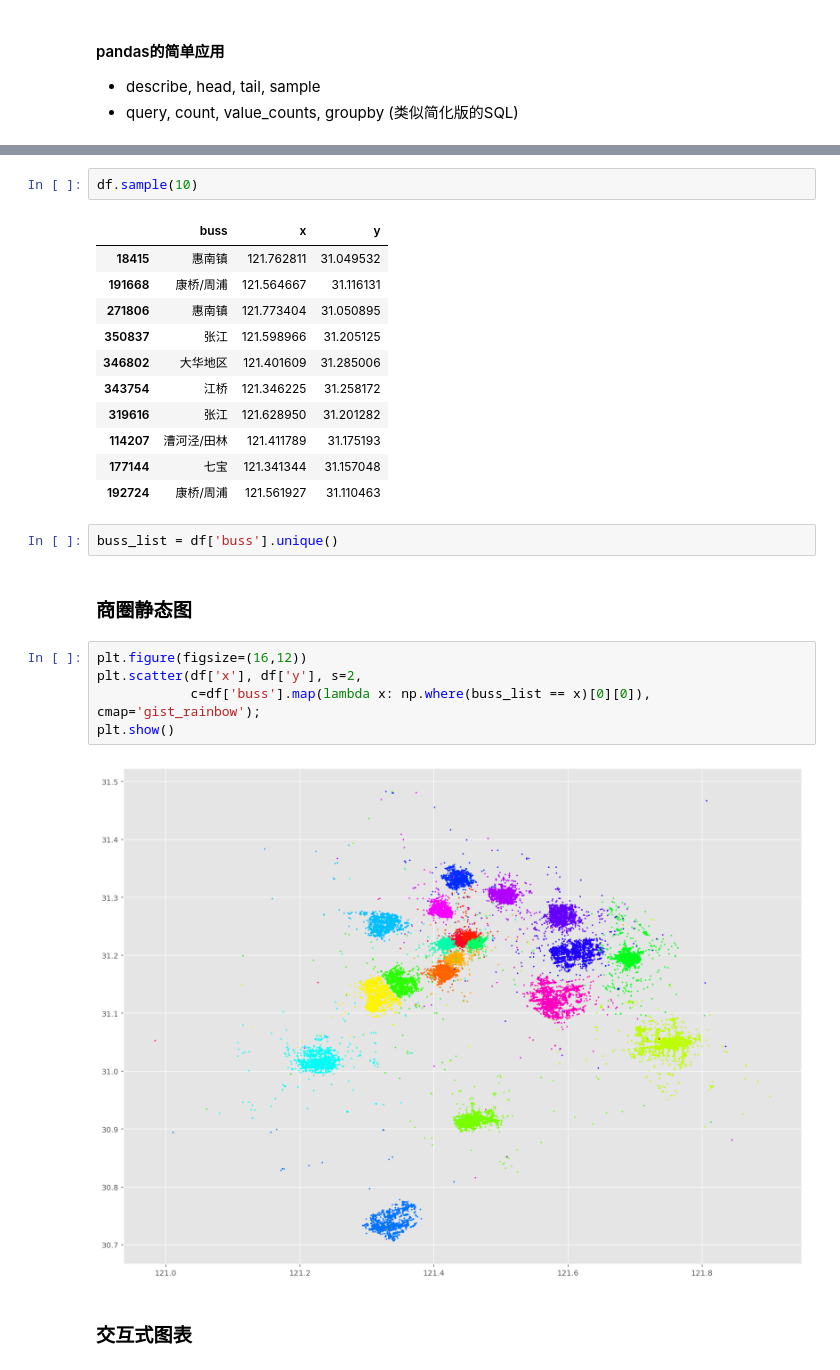
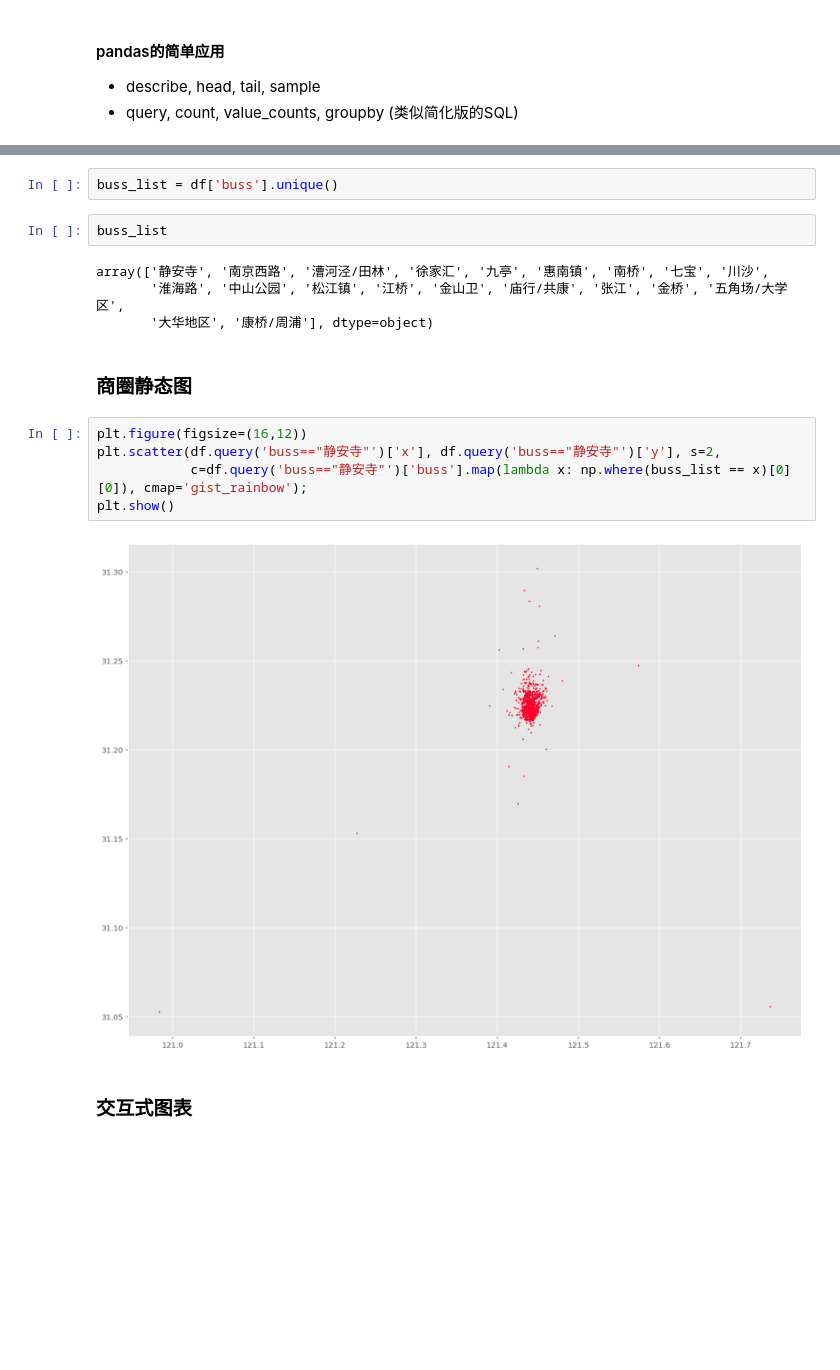
Before and after one commit to TapasTech/EasyShare-ML, a Jupyter notebook: 异常数据检测.ipynb, the cells around one changed output, grey strips where cells are left out. Saved outputs shown, nothing was run; the diff lists cells and outputs as text; blank space fills up the shorter version.

```diff
--- a/异常数据检测.ipynb
+++ b/异常数据检测.ipynb
@@ -73,28 +61,20 @@ df.describe()
-# %%
-df.sample(10)
-# %% [output]
-|  | buss | x | y |
-| 18415 | 惠南镇 | 121.762811 | 31.049532 |
-| 191668 | 康桥/周浦 | 121.564667 | 31.116131 |
-| 271806 | 惠南镇 | 121.773404 | 31.050895 |
-| 350837 | 张江 | 121.598966 | 31.205125 |
-| 346802 | 大华地区 | 121.401609 | 31.285006 |
-| 343754 | 江桥 | 121.346225 | 31.258172 |
-| 319616 | 张江 | 121.628950 | 31.201282 |
-| 114207 | 漕河泾/田林 | 121.411789 | 31.175193 |
-| 177144 | 七宝 | 121.341344 | 31.157048 |
-| 192724 | 康桥/周浦 | 121.561927 | 31.110463 |
 # %%
 buss_list = df['buss'].unique()
+# %%
+buss_list
+# %% [output]
+array(['静安寺', '南京西路', '漕河泾/田林', '徐家汇', '九亭', '惠南镇', '南桥', '七宝', '川沙',
+       '淮海路', '中山公园', '松江镇', '江桥', '金山卫', '庙行/共康', '张江', '金桥', '五角场/大学区',
+       '大华地区', '康桥/周浦'], dtype=object)
 # %% [markdown]
 ### 商圈静态图
 # %%
 plt.figure(figsize=(16,12))
-plt.scatter(df['x'], df['y'], s=2,
-            c=df['buss'].map(lambda x: np.where(buss_list == x)[0][0]), cmap='gist_rainbow');
+plt.scatter(df.query('buss=="静安寺"')['x'], df.query('buss=="静安寺"')['y'], s=2,
+            c=df.query('buss=="静安寺"')['buss'].map(lambda x: np.where(buss_list == x)[0][0]), cmap='gist_rainbow');
 plt.show()
 # %% [output]
-[figure, old version]
+[figure, new version]
 # %% [markdown]
 ### 交互式图表
 # %%
```
Also changed, not shown: parts of 12 cells of this notebook, 6 other files.
